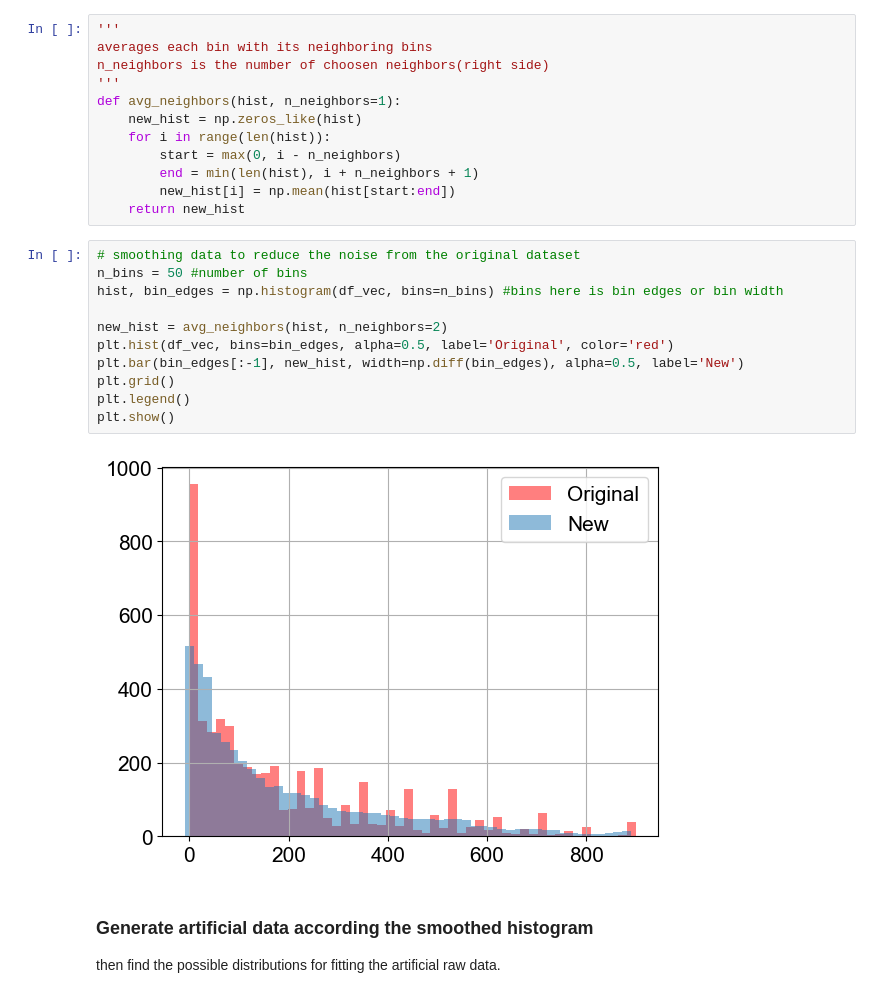
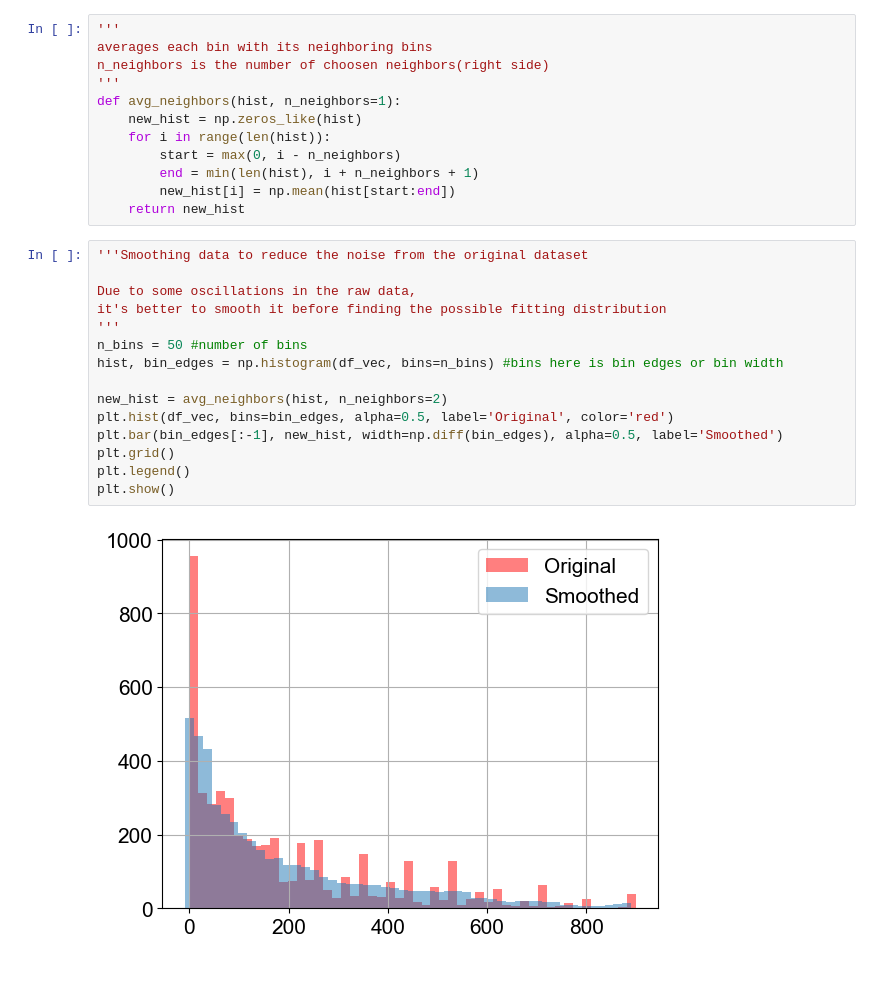
Before and after one commit to HuiranLiu/Long-distance-travel-human-mobility, a Jupyter notebook: Levy-Mobility-Possible distributions fitting.ipynb, the cells around one changed output. Drawn from its saved outputs; the diff is of its cells as text.

```diff
--- a/Levy-Mobility-Possible distributions fitting.ipynb
+++ b/Levy-Mobility-Possible distributions fitting.ipynb
@@ -78,19 +81,20 @@ def avg_neighbors(hist, n_neighbors=1):
         new_hist[i] = np.mean(hist[start:end])
     return new_hist
 # %%
-# smoothing data to reduce the noise from the original dataset
+'''Smoothing data to reduce the noise from the original dataset
+
+Due to some oscillations in the raw data,
+it's better to smooth it before finding the possible fitting distribution
+'''
 n_bins = 50 #number of bins
 hist, bin_edges = np.histogram(df_vec, bins=n_bins) #bins here is bin edges or bin width
 
 new_hist = avg_neighbors(hist, n_neighbors=2)
 plt.hist(df_vec, bins=bin_edges, alpha=0.5, label='Original', color='red')
-plt.bar(bin_edges[:-1], new_hist, width=np.diff(bin_edges), alpha=0.5, label='New')
+plt.bar(bin_edges[:-1], new_hist, width=np.diff(bin_edges), alpha=0.5, label='Smoothed')
 plt.grid()
 plt.legend()
 plt.show()
 # %% [output]
-[figure, old version]
+[figure, new version]
-# %% [markdown]
-### Generate artificial data according the smoothed histogram
-then find the possible distributions for fitting the artificial raw data.
 # %%
```
Also changed, not shown: parts of 4 cells of this notebook, 1 other file.
